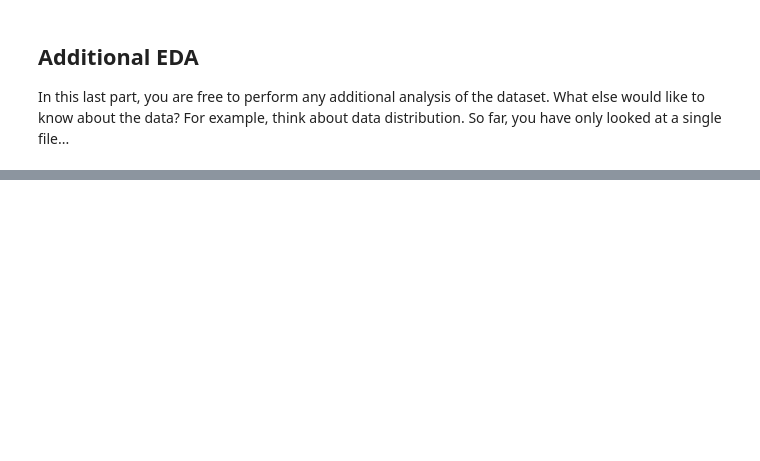
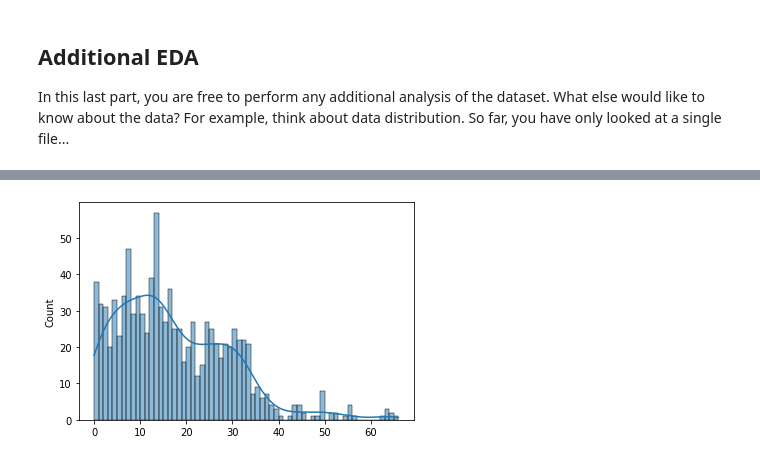
Before and after one commit to floriandonhauser/object-detection-in-an-urban-environment, a Jupyter notebook: Exploratory Data Analysis.ipynb, the cells around one changed output, grey strips where cells are left out. Saved outputs shown, nothing was run; the diff lists cells and outputs as text; code cells hidden in the pictures; blank space fills up the shorter version.

Commit message:
Update data analysis and add config for experiment 1

```diff
--- a/Exploratory Data Analysis.ipynb
+++ b/Exploratory Data Analysis.ipynb
@@ -78,0 +133,5 @@ For example, think about data distribution. So far, you have only looked at a si
+# %%
+sns.histplot(data=class_dist[1], binwidth=1, kde=True)
+ax.set(xlabel = 'Count', ylabel = 'Number of cars', title = 'Distribution of cars in images');
+# %% [output]
+[figure, added]
```
Also changed, not shown: parts of 9 cells of this notebook, 4 other files.
